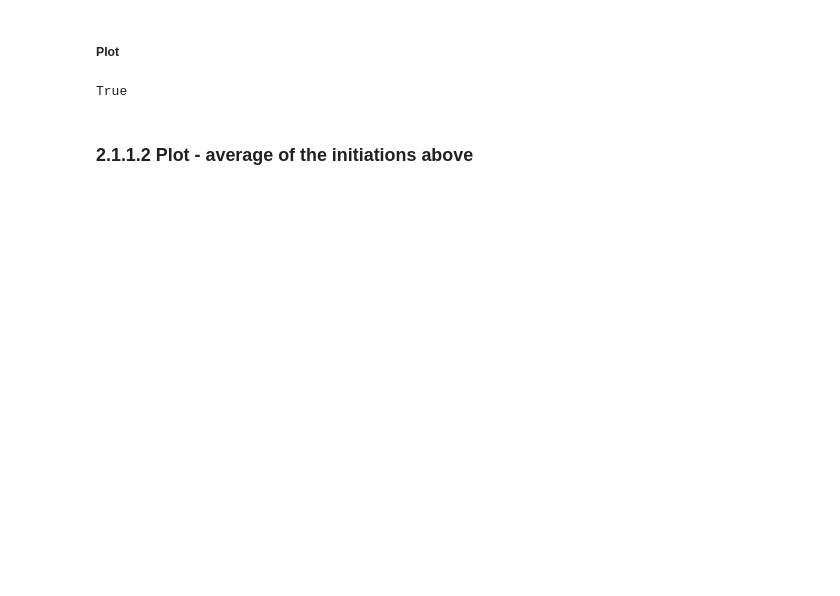
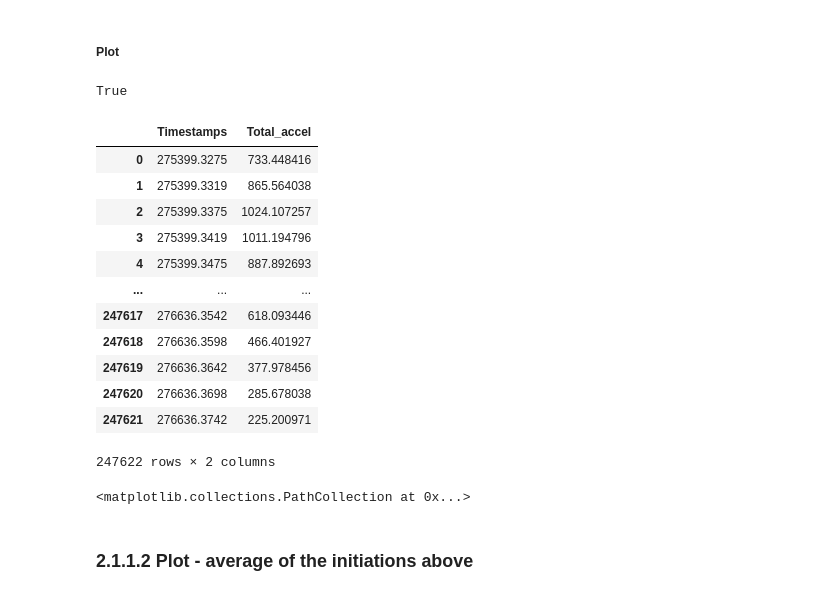
Before and after one commit to DiogoMeloNPU/eurDyscover_open_field_analysis, a Jupyter notebook: Single_session_analysis.ipynb, the cells around one changed output. Cells and saved outputs as stored; diff of their text form; code cells hidden in the pictures; blank space fills up the shorter version.

```diff
--- a/Single_session_analysis.ipynb
+++ b/Single_session_analysis.ipynb
@@ -1180,6 +1312,45 @@ plt.axvline(X_POSITION, linestyle = '--', color = 'black')  #vertical line
 print((count_1+count_2+count_3)==len(initiations_accel_corrected))
 # %% [output]
 True
+# %%
+# create a dataframe where both the timestamps and accel values interpolated will be stored
+df_timestamps_accel_interpolation = pd.DataFrame(
+    timestamps_accel_interpolation)
+
+# change the name of the column containing the timestamps
+df_timestamps_accel_interpolation = df_timestamps_accel_interpolation.rename(
+    columns={0: 'Timestamps'})
+# add the complete (interpolated) total body acceleration data to the df
+df_timestamps_accel_interpolation['Total_accel'] = total_accel_interpolation
+
+# show the df
+df_timestamps_accel_interpolation
+# %% [output]
+|  | Timestamps | Total_accel |
+| 0 | 275399.3275 | 733.448416 |
+| 1 | 275399.3319 | 865.564038 |
+| 2 | 275399.3375 | 1024.107257 |
+| 3 | 275399.3419 | 1011.194796 |
+| 4 | 275399.3475 | 887.892693 |
+| ... | ... | ... |
+| 247617 | 276636.3542 | 618.093446 |
+| 247618 | 276636.3598 | 466.401927 |
+| 247619 | 276636.3642 | 377.978456 |
+| 247620 | 276636.3698 | 285.678038 |
+| 247621 | 276636.3742 | 225.200971 |
+247622 rows × 2 columns
+# %%
+fig, (ax1, ax2) = plt.subplots(2,1, constrained_layout=False)
+
+ax1.set_title("df_timestamps_accel_interpolation['Timestamps'].diff()")
+ax1.plot(df_timestamps_accel_interpolation["Timestamps"].diff())
+ax1.scatter(temp_indices_2study, 0.005*np.ones(len(temp_indices_2study)), c="r")
+
+ax2.set_title("df_acceldata_accel['Timestamps'].diff()")
+ax2.plot(df_acceldata_accel["Timestamp"].diff())
+ax2.scatter(temp_indices_2study, 0.005*np.ones(len(temp_indices_2study)), c="r")
+# %% [output]
+<matplotlib.collections.PathCollection at 0x...>
 # %% [markdown]
 ### 2.1.1.2 Plot - average of the initiations above
 # %%
```
Also changed, not shown: parts of 19 cells of this notebook.
